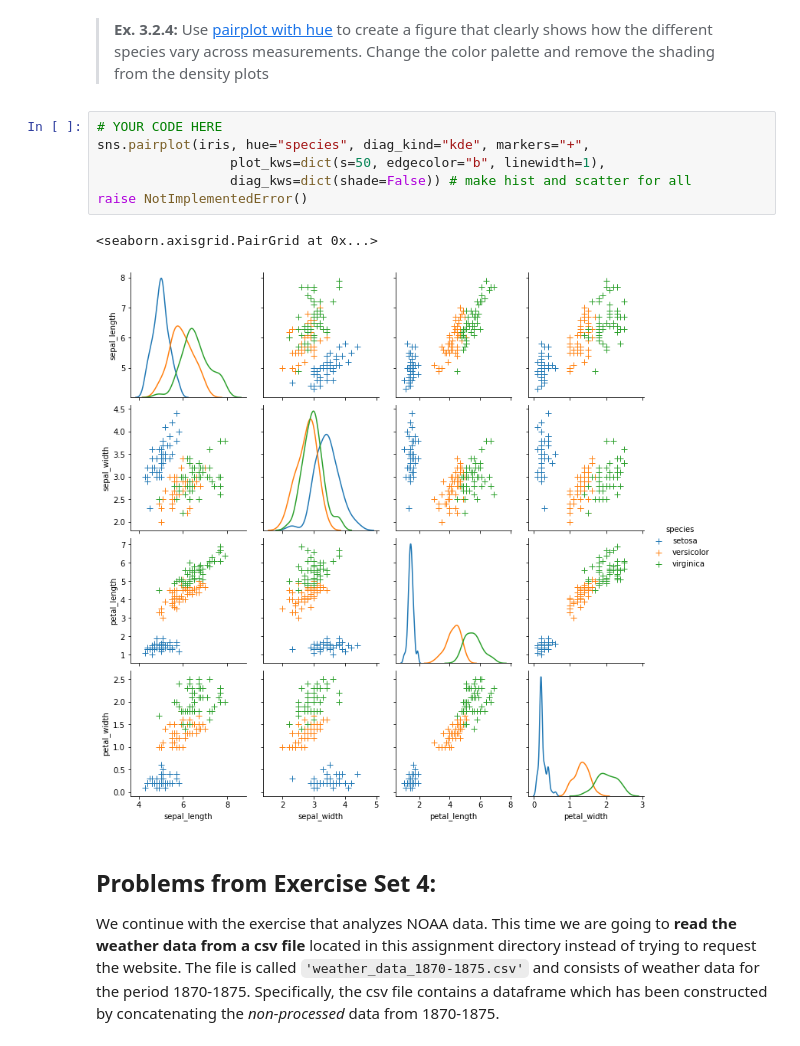
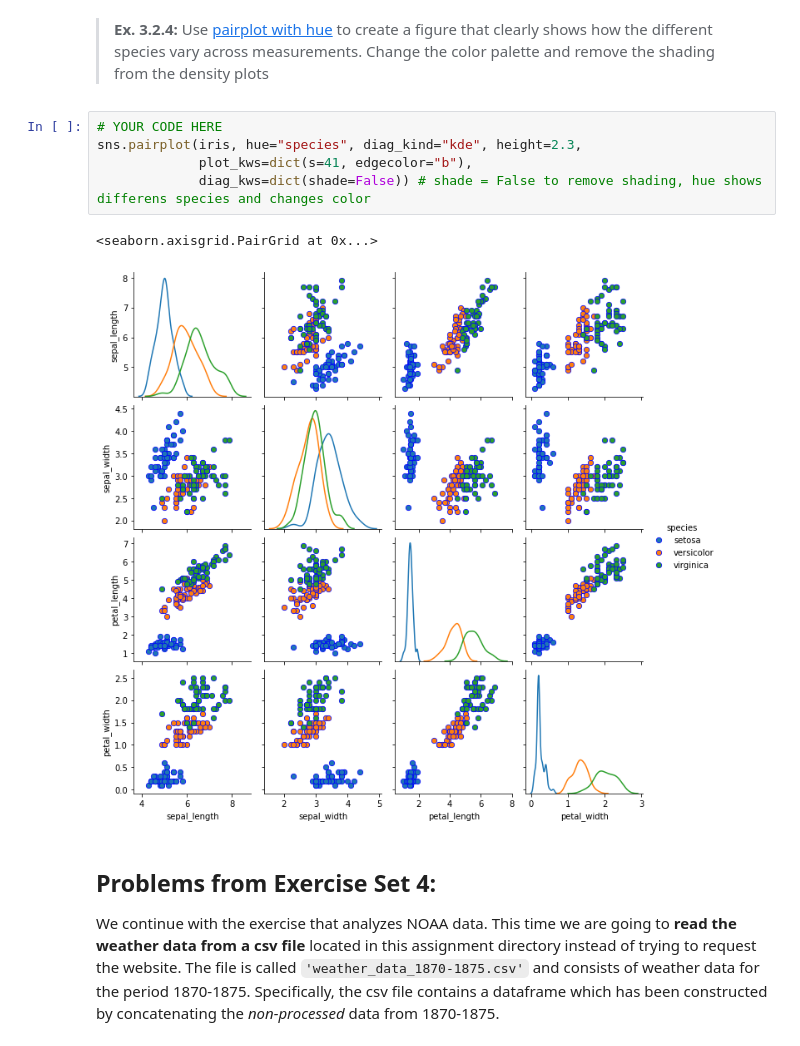
Before and after one commit to isds47/Isds47, a Jupyter notebook: assignment1/assignment_1.ipynb, the cells around one changed output. Cells and saved outputs as stored; diff of their text form.

```diff
--- a/assignment1/assignment_1.ipynb
+++ b/assignment1/assignment_1.ipynb
@@ -100,13 +117,12 @@ raise NotImplementedError()
 > **Ex. 3.2.4:** Use [pairplot with hue](https://seaborn.pydata.org/generated/seaborn.pairplot.html) to create a figure that clearly shows how the different species vary across measurements. Change the color palette and remove the shading from the density plots
 # %%
 # YOUR CODE HERE
-sns.pairplot(iris, hue="species", diag_kind="kde", markers="+",
-                 plot_kws=dict(s=50, edgecolor="b", linewidth=1),
-                 diag_kws=dict(shade=False)) # make hist and scatter for all
-raise NotImplementedError()
+sns.pairplot(iris, hue="species", diag_kind="kde", height=2.3,
+             plot_kws=dict(s=41, edgecolor="b"),
+             diag_kws=dict(shade=False)) # shade = False to remove shading, hue shows differens species and changes color
 # %% [output]
 <seaborn.axisgrid.PairGrid at 0x...>
-[figure, old version]
+[figure, new version]
 # %% [markdown]
 ## Problems from Exercise Set 4:
 
```
Also changed, not shown: parts of 9 cells of this notebook, 2 other files.
